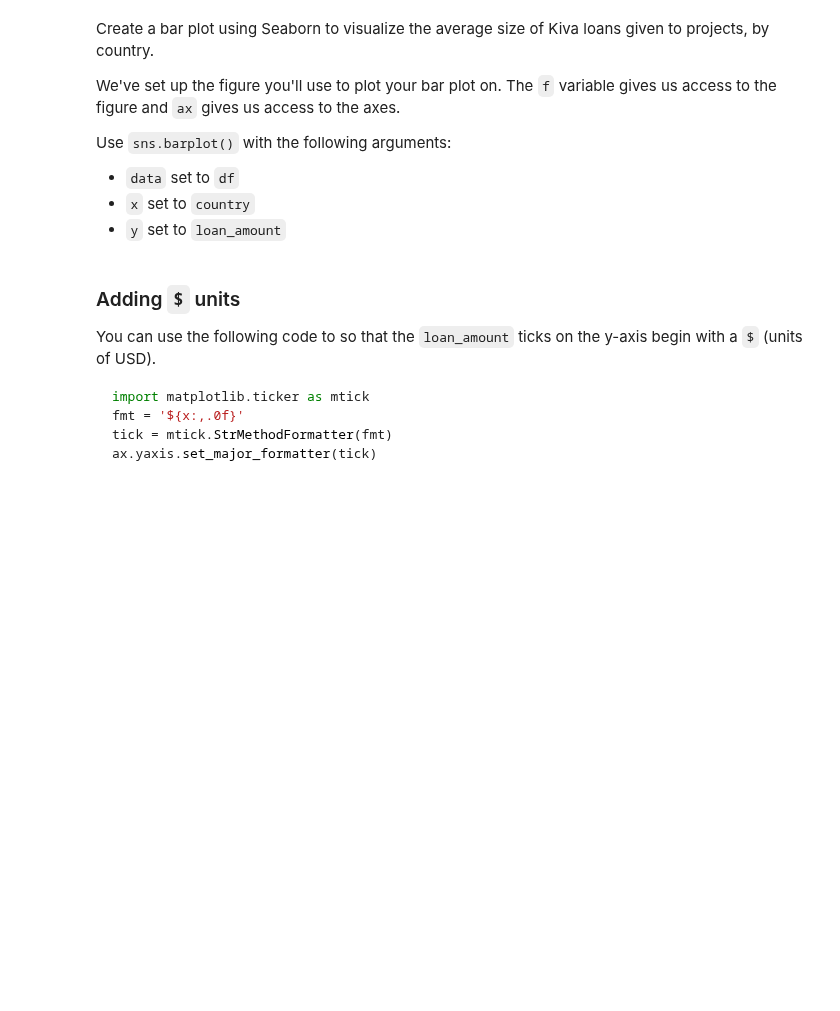
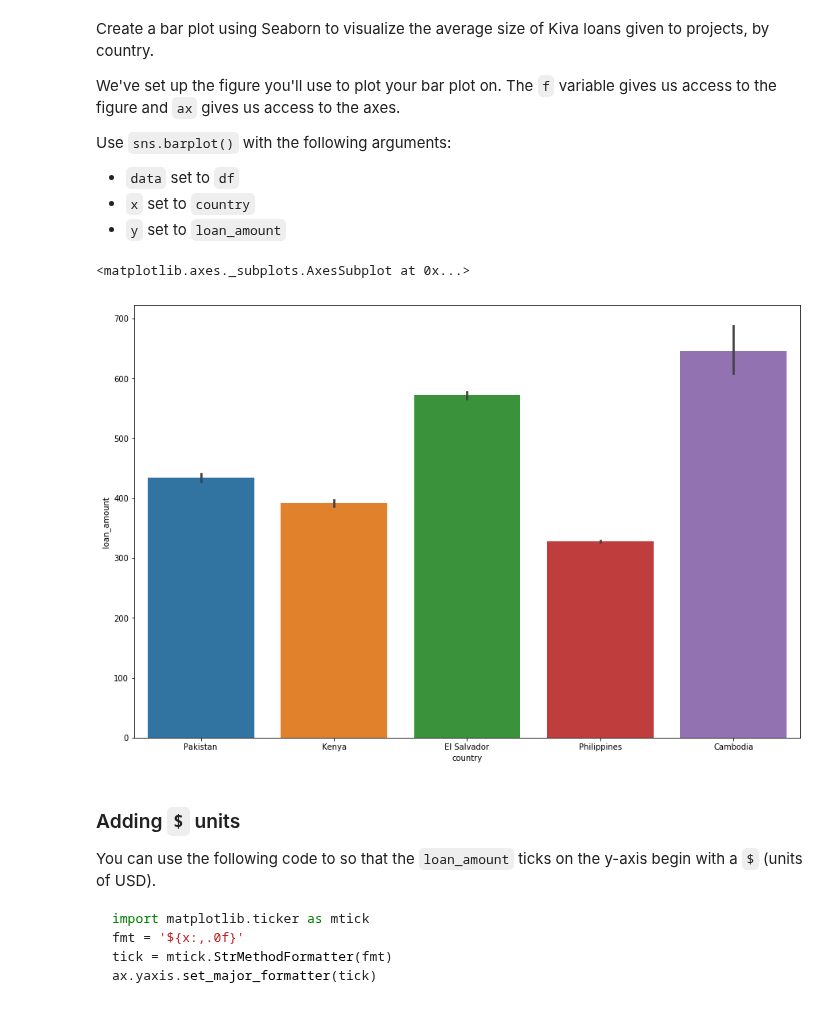
Before and after one commit to pelian/codeacademy, a Jupyter notebook: Data Visualization with Python/unit 5/kiva_project.ipynb, the cells around one changed output. Drawn from its saved outputs; the diff is of its cells as text; code cells hidden in the pictures; blank space fills up the shorter version.

Commit message:
Kiva

```diff
--- a/Data Visualization with Python/unit 5/kiva_project.ipynb
+++ b/Data Visualization with Python/unit 5/kiva_project.ipynb
@@ -37,3 +38,6 @@ Load **kiva_data.csv** into a DataFrame called `df`. Then, quickly inspect the D
 Use `pd.read_csv()`.
 <br>
 </details>
+# %%
+df = pd.read_csv('kiva_data.csv')
+df.head()
@@ -63,6 +94,22 @@ Use `sns.barplot()` with the following arguments:
 # %%
 # Creates the figure, note: you're only using this syntax so that you can modify the y-axis ticks later
 f, ax = plt.subplots(figsize=(15, 10))
+
+sns.barplot(data=df,
+           x='country',
+           y='loan_amount'
+           )
+
+#df_avg = df.groupby(['country'])['loan_amount'].mean()
+#print(df_avg)
+
+#sns.barplot(data=df_avg.reset_index(),
+#              x='country',
+#              y='loan_amount'
+#              )
+# %% [output]
+<matplotlib.axes._subplots.AxesSubplot at 0x...>
+[figure, added]
 # %% [markdown]
 ### Adding `$` units
 
```
Also changed, not shown: parts of 20 cells of this notebook, 7 other files.
